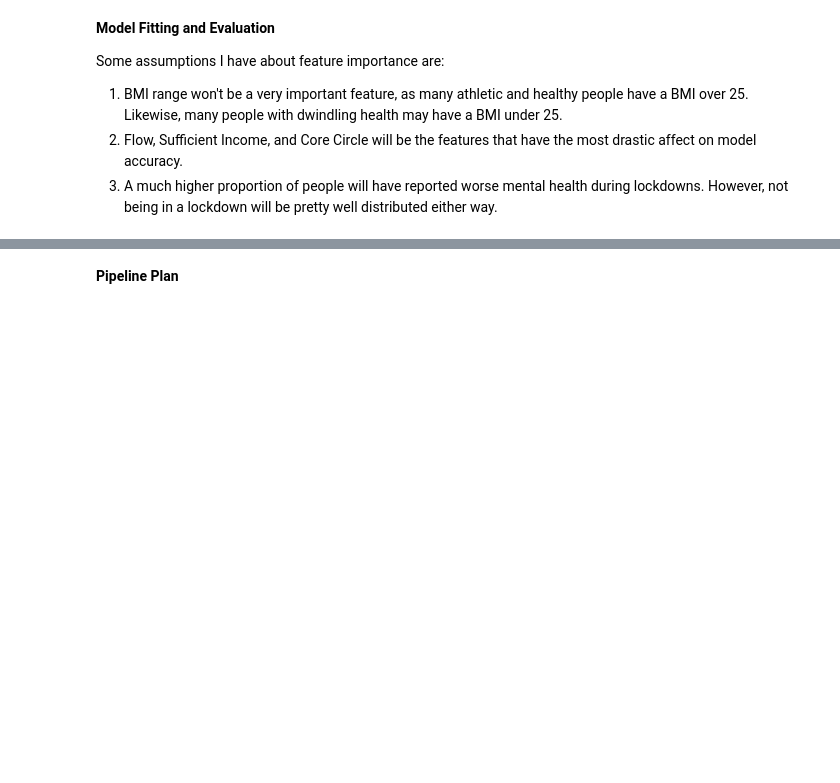
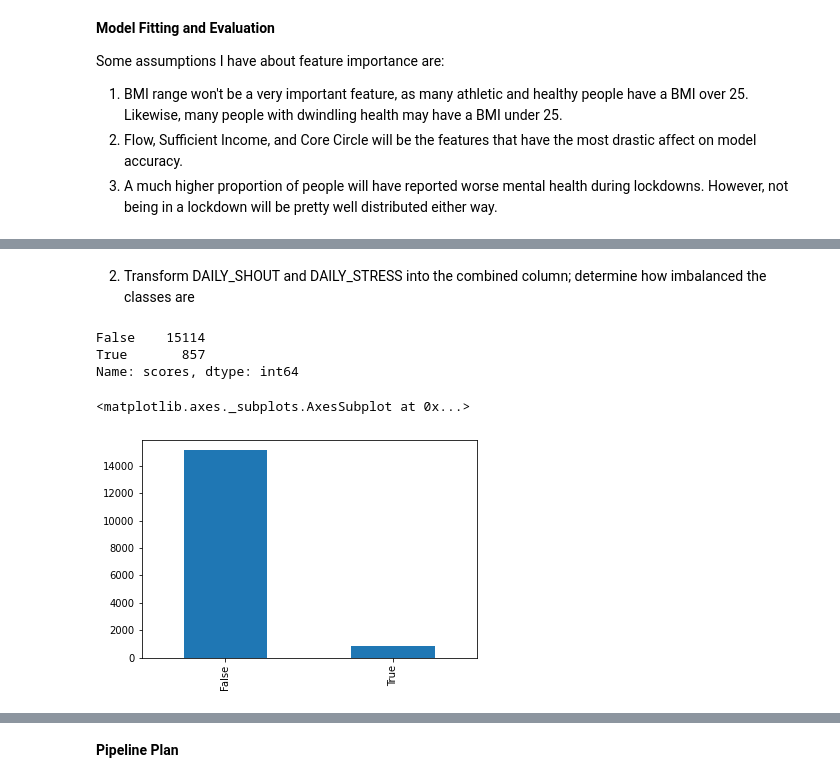
Before and after one commit to ishankaul1/failed_ml_project_lol, a Jupyter notebook: Assignment1.ipynb, the cells around one changed output, grey strips where cells are left out. Cells and saved outputs as stored; diff of their text form; code cells hidden in the pictures; blank space fills up the shorter version.

```diff
--- a/Assignment1.ipynb
+++ b/Assignment1.ipynb
@@ -230,0 +266,24 @@ Some assumptions I have about feature importance are:
+# %% [markdown]
+  2. Transform DAILY_SHOUT and DAILY_STRESS into the combined column; determine how imbalanced the classes are
+# %%
+def daily_shout_and_stress_to_is_mentally_healthy(shout_list, stress_list):
+  result = []
+  for (shout, stress) in zip(shout_list, stress_list):
+    result.append(shout < 1 and stress < 2)
+  return result
+
+shout = wellbeing_data['DAILY_SHOUTING']
+stress = wellbeing_data['DAILY_STRESS']
+
+health_scores = daily_shout_and_stress_to_is_mentally_healthy(shout, stress)
+health_scores_df = pd.DataFrame()
+health_scores_df['scores'] = health_scores
+
+display(health_scores_df['scores'].value_counts())
+display(health_scores_df['scores'].value_counts().plot(kind='bar'))
+# %% [output]
+False    15114
+True       857
+Name: scores, dtype: int64
+<matplotlib.axes._subplots.AxesSubplot at 0x...>
+[figure, added]
```
Also changed, not shown: parts of 8 cells of this notebook.
